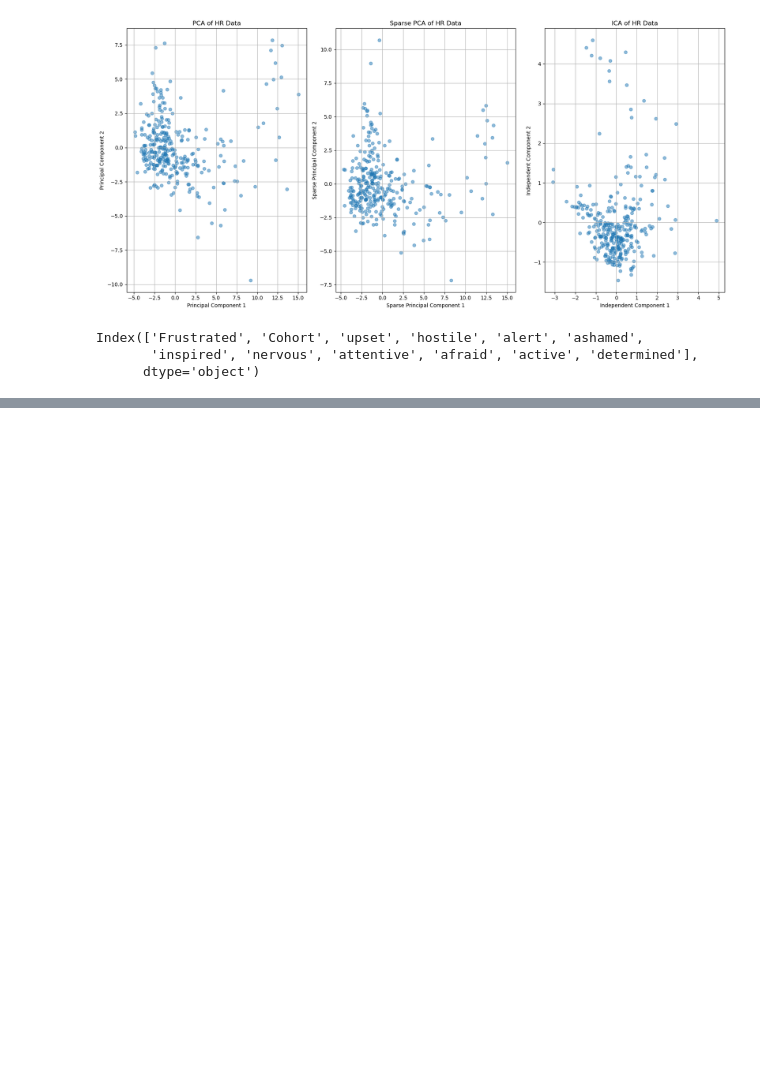
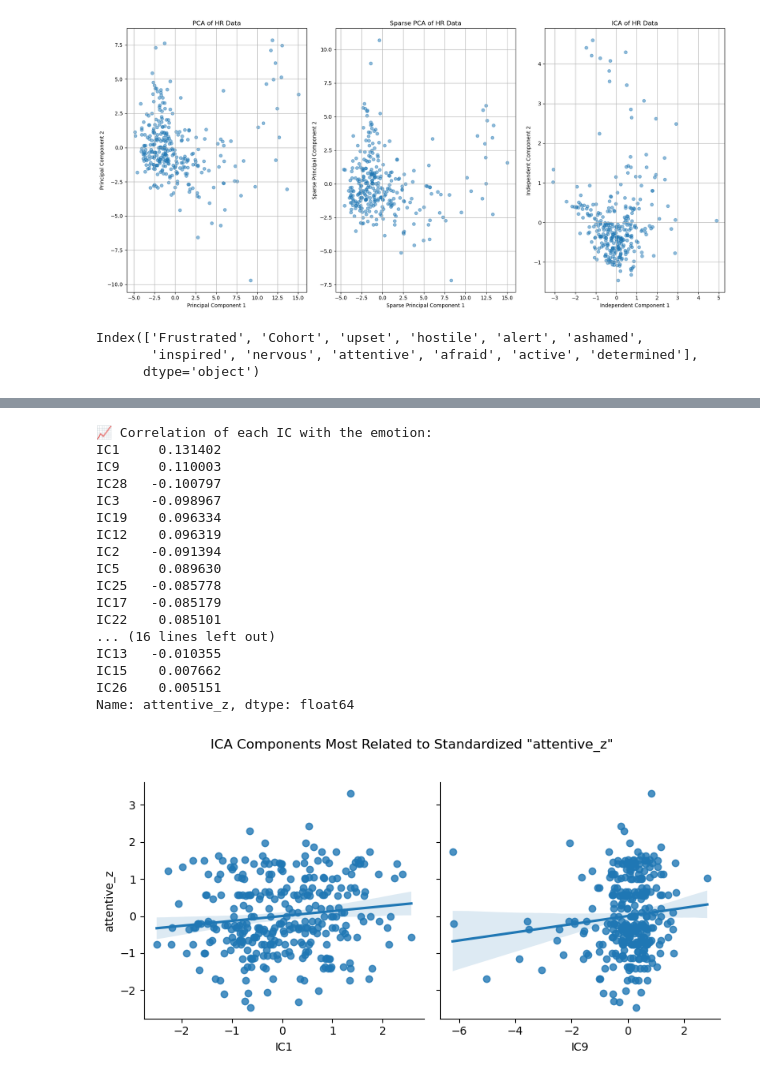
Before and after one commit to BjarkeErichsen/unsupervised-cda-proj-2, a Jupyter notebook: case2.ipynb, the cells around one changed output, grey strips where cells are left out. Saved outputs shown, nothing was run; the diff lists cells and outputs as text; code cells hidden in the pictures; blank space fills up the shorter version.

```diff
--- a/case2.ipynb
+++ b/case2.ipynb
@@ -273,0 +274,80 @@ plt.show()
+# %%
+import pandas as pd
+import numpy as np
+from sklearn.preprocessing import StandardScaler
+from sklearn.impute import SimpleImputer
+from sklearn.decomposition import FastICA
+import matplotlib.pyplot as plt
+import seaborn as sns
+
+# --- Load and clean data ---
+data = pd.read_csv("HR_data.csv")
+if 'Unnamed: 0' in data.columns:
+    data = data.drop(columns='Unnamed: 0')
+
+# --- Feature and emotion separation ---
+feature_cols = [col for col in data.columns if col.startswith(("HR_", "TEMP_", "EDA_"))]
+emotion_col = 'attentive'  # 👈 the emotion you're investigating
+
+# --- Drop missing emotion values ---
+data = data.dropna(subset=[emotion_col])
+
+# ✨ Standardize emotional response per participant (optional, recommended) ✨
+# If you have a column like 'Individual', standardize emotion per person:
+if 'Individual' in data.columns:
+    data[emotion_col + '_z'] = data.groupby('Individual')[emotion_col].transform(
+        lambda x: StandardScaler().fit_transform(x.values.reshape(-1, 1)).flatten()
+    )
+    emotion_col = emotion_col + '_z'  # use standardized column from now on
+else:
+    # Or just standardize globally if you don’t have per-participant data
+    data[emotion_col + '_z'] = StandardScaler().fit_transform(data[[emotion_col]])
+    emotion_col = emotion_col + '_z'
+
+# --- Prepare features and response ---
+X = data[feature_cols]
+y_emotion = data[emotion_col]
+
+# --- Impute and scale features ---
+X_imputed = SimpleImputer(strategy='mean').fit_transform(X)
+X_std = StandardScaler().fit_transform(X_imputed)
+
+# --- Run ICA ---
+n_components = 30
+ica = FastICA(n_components=n_components, random_state=42)
+X_ica = ica.fit_transform(X_std)
+
+# --- Correlate ICs with the emotion ---
+ica_df = pd.DataFrame(X_ica, columns=[f'IC{i+1}' for i in range(n_components)])
+ica_df[emotion_col] = y_emotion.reset_index(drop=True)
+
+correlations = ica_df.corr()[emotion_col].drop(emotion_col).sort_values(key=abs, ascending=False)
+
+print("\n📈 Correlation of each IC with the emotion:")
+print(correlations)
+
+# --- Plot top 2 ICs against emotion ---
+top2 = correlations.index[:2]
+sns.pairplot(ica_df, x_vars=top2, y_vars=emotion_col, kind='reg', height=4)
+plt.suptitle(f'ICA Components Most Related to Standardized \"{emotion_col}\"', y=1.02)
+plt.tight_layout()
+plt.show()
+# %% [output]
+📈 Correlation of each IC with the emotion:
+IC1     0.131402
+IC9     0.110003
+IC28   -0.100797
+IC3    -0.098967
+IC19    0.096334
+IC12    0.096319
+IC2    -0.091394
+IC5     0.089630
+IC25   -0.085778
+IC17   -0.085179
+IC22    0.085101
+... (16 lines left out)
+IC13   -0.010355
+IC15    0.007662
+IC26    0.005151
+Name: attentive_z, dtype: float64
+[figure, added]
```
Also changed, not shown: parts of 6 cells of this notebook.
